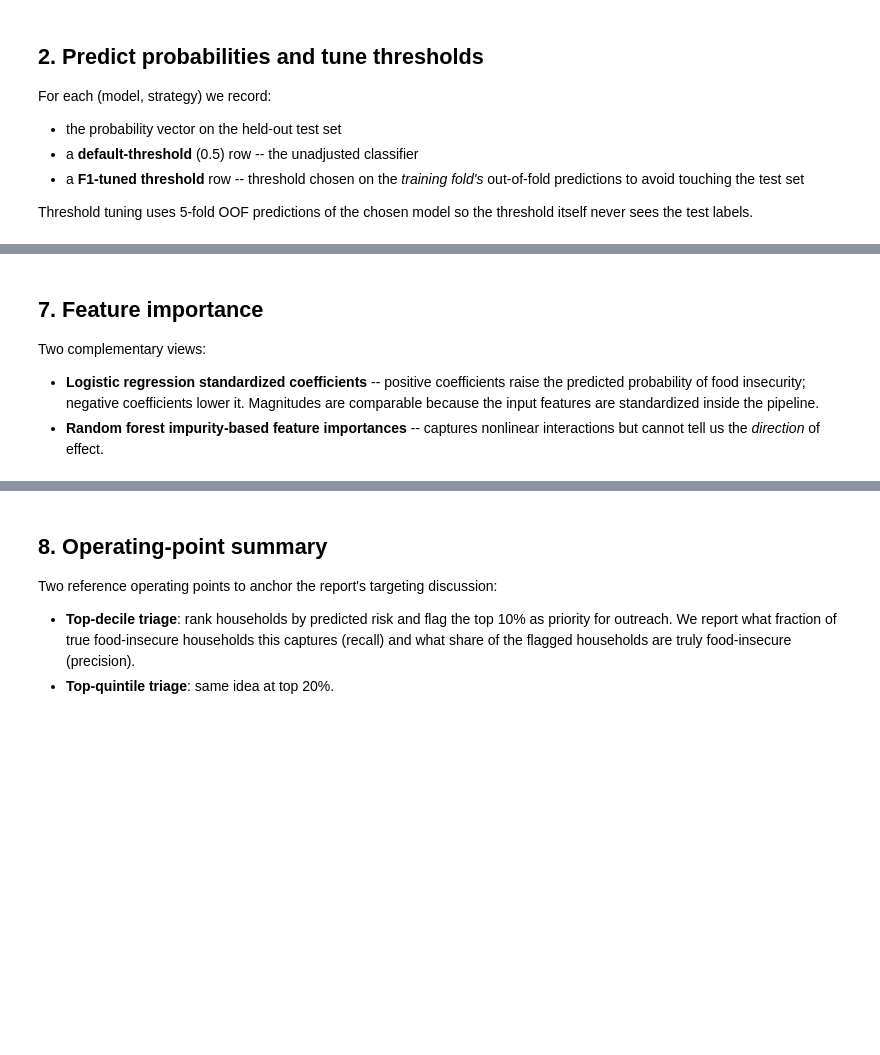
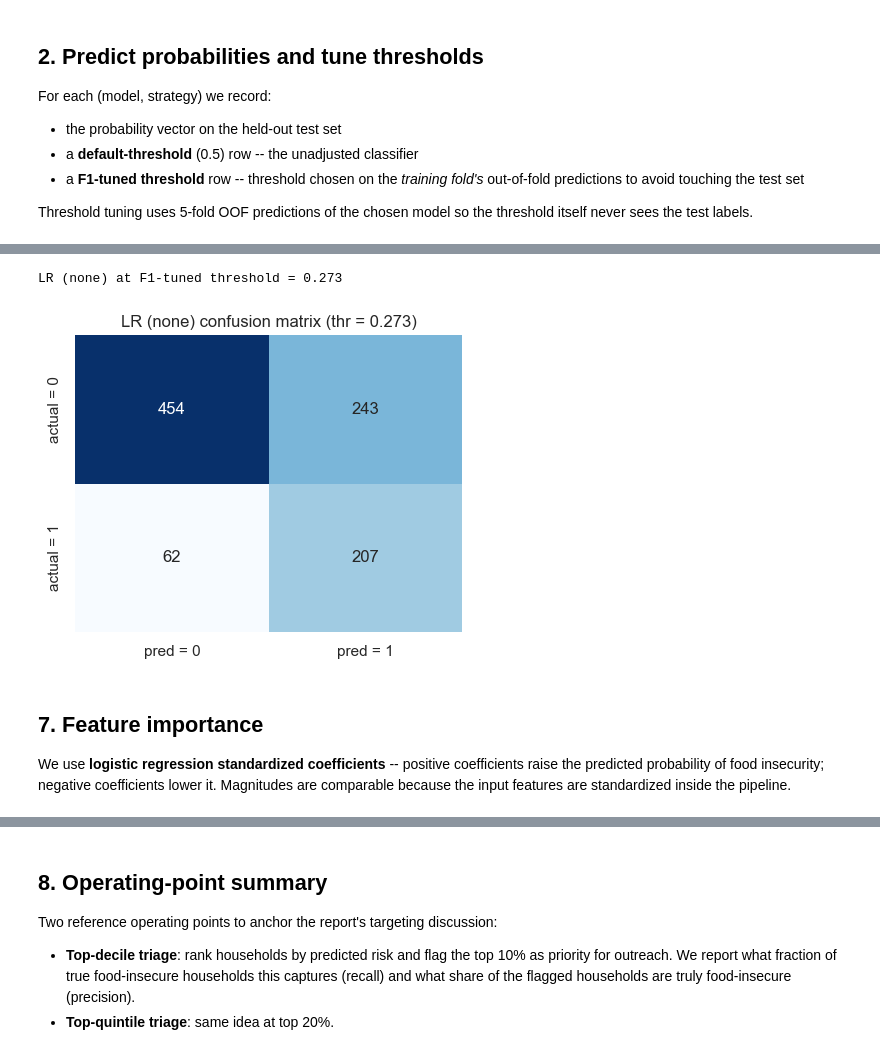
Before and after one commit to nhphuong2504/food-insecure, a Jupyter notebook: notebooks/02_prediction_track.ipynb, the cells around one changed output, grey strips where cells are left out. Cells and saved outputs as stored; diff of their text form; code cells hidden in the pictures; blank space fills up the shorter version.

```diff
--- a/notebooks/02_prediction_track.ipynb
+++ b/notebooks/02_prediction_track.ipynb
@@ -221,7 +301,7 @@ The locked primary metrics are PR-AUC, F1, recall, and recall at fixed
 precision floors (0.50 and 0.70).
 # %%
 rows = []
-for base in ['LR', 'SVM-Lin', 'SVM-RBF', 'RF']:
+for base in ['LR', 'LR-Kernel', 'SVM-Lin', 'SVM-RBF']:
     none_name = f'{base} (none)'
     bal_name  = f'{base} (balanced)'
     rows.append(compute_test_metrics(
@@ -290,31 +390,43 @@ threshold.  The confusion matrix makes the precision/recall tradeoff
 concrete in absolute counts.
 # %%
 from sklearn.metrics import confusion_matrix
-chosen_name = 'RF (none)'
+
+base_none = ['LR (none)', 'SVM-Lin (none)', 'SVM-RBF (none)']
+metric_col = next((c for c in results.columns if c.lower() == 'f1'), None)
+if metric_col is None:
+    raise KeyError('No F1 column found in results table.')
+
+best_idx = results[results['model'].isin([
+    'LR - no adjust (thr=0.50)',
+    'SVM-Lin - no adjust (thr=0.50)',
+    'SVM-RBF - no adjust (thr=0.50)'
+])][metric_col].idxmax()
+best_row = results.loc[best_idx, 'model']
+chosen_name = base_none[['LR', 'SVM-Lin', 'SVM-RBF'].index(best_row.split(' - ')[0])]
+
 chosen_thr = tuned_thr[chosen_name]
 y_pred = (test_proba[chosen_name] >= chosen_thr).astype(int)
 cm = confusion_matrix(y_test, y_pred)
-print(f'RF at F1-tuned threshold = {chosen_thr:.3f}')
+print(f'{chosen_name} at F1-tuned threshold = {chosen_thr:.3f}')
 
 fig, ax = plt.subplots(figsize=(4.5, 3.8))
 sns.heatmap(cm, annot=True, fmt='d', cmap='Blues', cbar=False,
             xticklabels=['pred = 0', 'pred = 1'],
             yticklabels=['actual = 0', 'actual = 1'], ax=ax)
-ax.set_title(f'RF confusion matrix (thr = {chosen_thr:.3f})')
+ax.set_title(f'{chosen_name} confusion matrix (thr = {chosen_thr:.3f})')
 fig.tight_layout()
-fig.savefig(FIG_DIR / '07_rf_confusion.png', dpi=200, bbox_inches='tight')
+fig.savefig(FIG_DIR / '07_confusion.png', dpi=200, bbox_inches='tight')
 plt.show()
+# %% [output]
+LR (none) at F1-tuned threshold = 0.273
+[figure, added]
 # %% [markdown]
 ## 7. Feature importance
 
-Two complementary views:
-
-* **Logistic regression standardized coefficients** -- positive coefficients
-  raise the predicted probability of food insecurity; negative coefficients
-  lower it.  Magnitudes are comparable because the input features are
-  standardized inside the pipeline.
-* **Random forest impurity-based feature importances** -- captures
-  nonlinear interactions but cannot tell us the *direction* of effect.
+We use **logistic regression standardized coefficients** -- positive
+coefficients raise the predicted probability of food insecurity;
+negative coefficients lower it. Magnitudes are comparable because the
+input features are standardized inside the pipeline.
 # %%
 # Recover the standardized LR coefficients in the original feature order.
 lr_pipe = search_lr_none.best_estimator_
```
Also changed, not shown: parts of 20 cells of this notebook, 10 other files.
